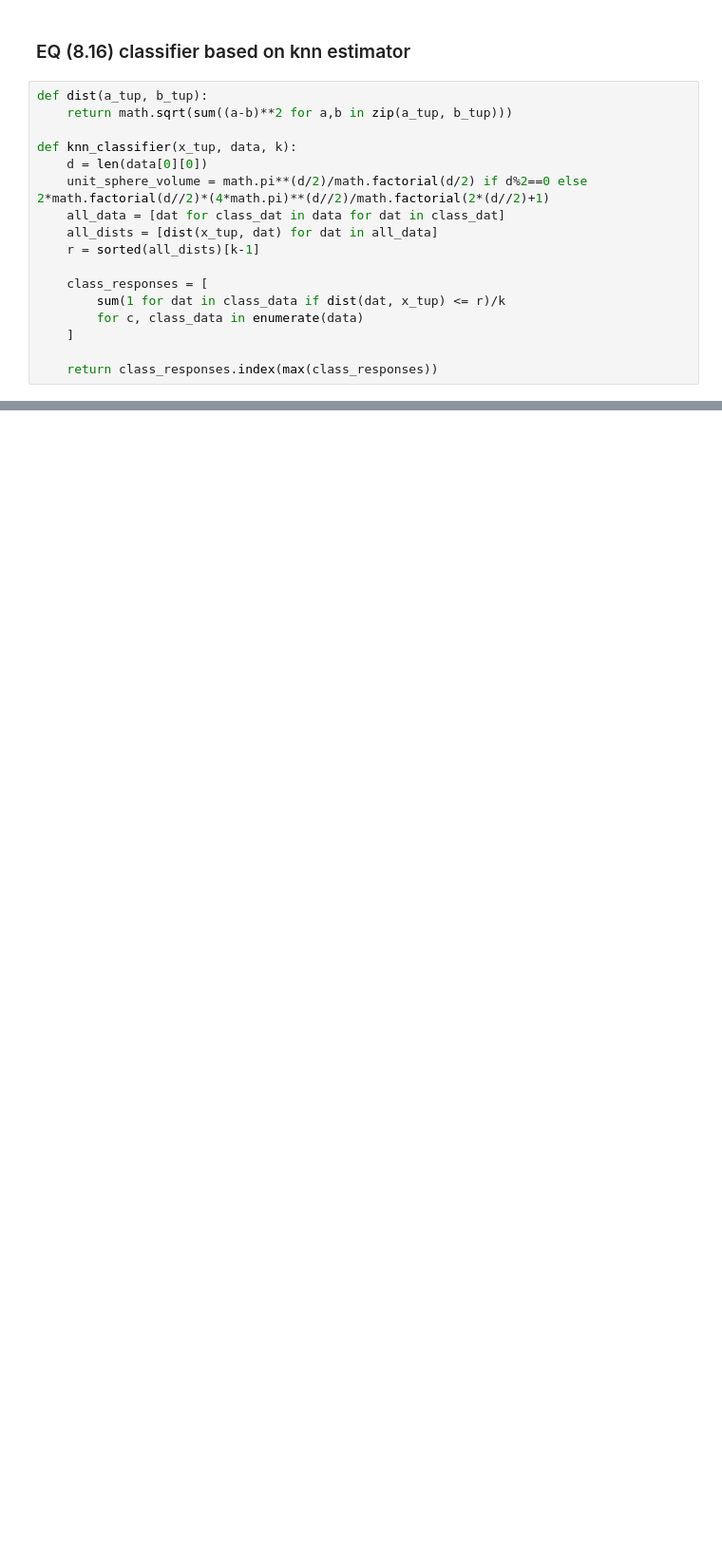
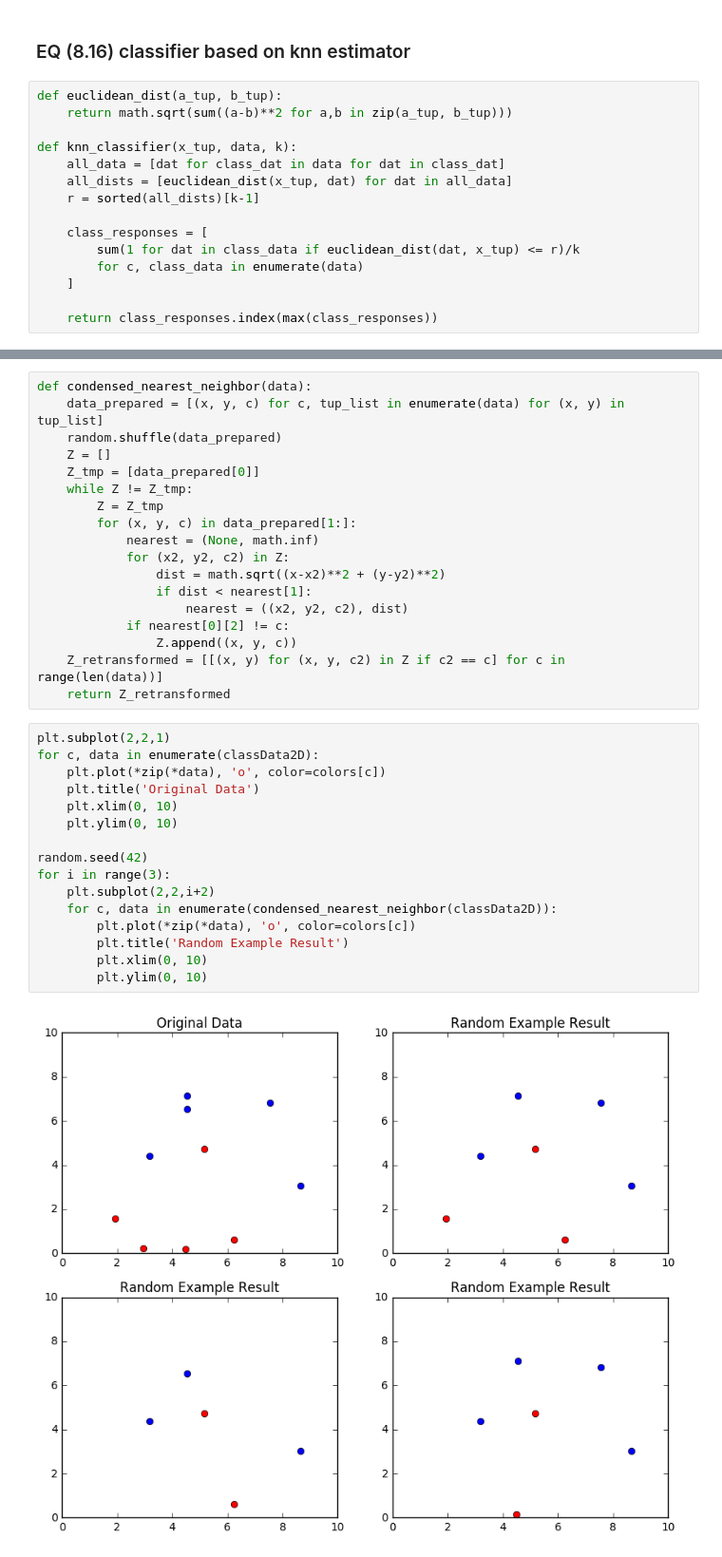
Before and after one commit to pfaion/NonparametricMethods, a Jupyter notebook: explore.ipynb, the cells around one changed output, grey strips where cells are left out. Shown: that part at 95% size. Drawn from its saved outputs; the diff is of its cells as text; blank space fills up the shorter version.

Commit message:
Added condensed nn and started distance based classification.

```diff
--- a/explore.ipynb
+++ b/explore.ipynb
@@ -186,18 +186,16 @@ for i,h in enumerate(hs):
 # %% [markdown]
 ### EQ (8.16) classifier based on knn estimator
 # %%
-def dist(a_tup, b_tup):
+def euclidean_dist(a_tup, b_tup):
     return math.sqrt(sum((a-b)**2 for a,b in zip(a_tup, b_tup)))
 
 def knn_classifier(x_tup, data, k):
-    d = len(data[0][0])
-    unit_sphere_volume = math.pi**(d/2)/math.factorial(d/2) if d%2==0 else 2*math.factorial(d//2)*(4*math.pi)**(d//2)/math.factorial(2*(d//2)+1)
     all_data = [dat for class_dat in data for dat in class_dat]
-    all_dists = [dist(x_tup, dat) for dat in all_data]
+    all_dists = [euclidean_dist(x_tup, dat) for dat in all_data]
     r = sorted(all_dists)[k-1]
 
     class_responses = [
-        sum(1 for dat in class_data if dist(dat, x_tup) <= r)/k
+        sum(1 for dat in class_data if euclidean_dist(dat, x_tup) <= r)/k
         for c, class_data in enumerate(data)
     ]
 
@@ -224,0 +225,36 @@ for i,k in enumerate(ks):
+# %%
+def condensed_nearest_neighbor(data):
+    data_prepared = [(x, y, c) for c, tup_list in enumerate(data) for (x, y) in tup_list]
+    random.shuffle(data_prepared)
+    Z = []
+    Z_tmp = [data_prepared[0]]
+    while Z != Z_tmp:
+        Z = Z_tmp
+        for (x, y, c) in data_prepared[1:]:
+            nearest = (None, math.inf)
+            for (x2, y2, c2) in Z:
+                dist = math.sqrt((x-x2)**2 + (y-y2)**2)
+                if dist < nearest[1]:
+                    nearest = ((x2, y2, c2), dist)
+            if nearest[0][2] != c:
+                Z.append((x, y, c))
+    Z_retransformed = [[(x, y) for (x, y, c2) in Z if c2 == c] for c in range(len(data))]
+    return Z_retransformed
+# %%
+plt.subplot(2,2,1)
+for c, data in enumerate(classData2D):
+    plt.plot(*zip(*data), 'o', color=colors[c])
+    plt.title('Original Data')
+    plt.xlim(0, 10)
+    plt.ylim(0, 10)
+
+random.seed(42)
+for i in range(3):
+    plt.subplot(2,2,i+2)
+    for c, data in enumerate(condensed_nearest_neighbor(classData2D)):
+        plt.plot(*zip(*data), 'o', color=colors[c])
+        plt.title('Random Example Result')
+        plt.xlim(0, 10)
+        plt.ylim(0, 10)
+# %% [output]
+[figure, added]
```
Also changed, not shown: parts of 5 cells of this notebook.
